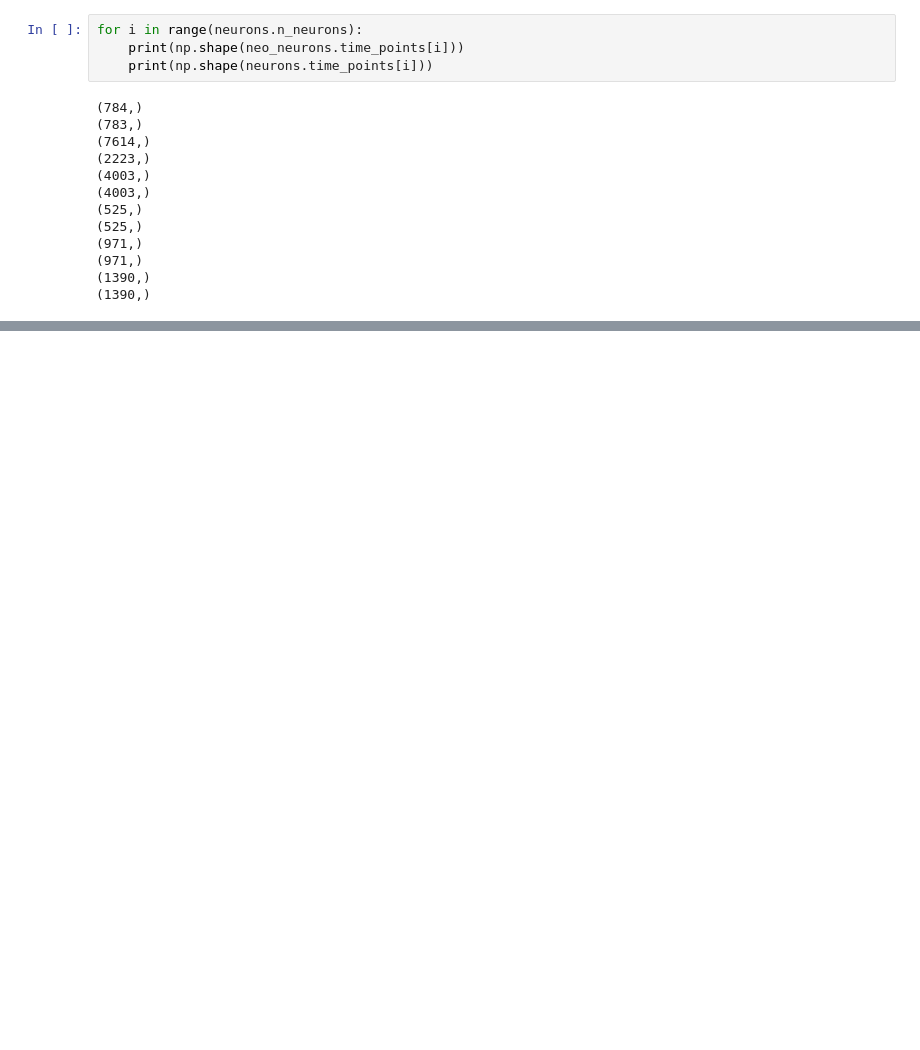
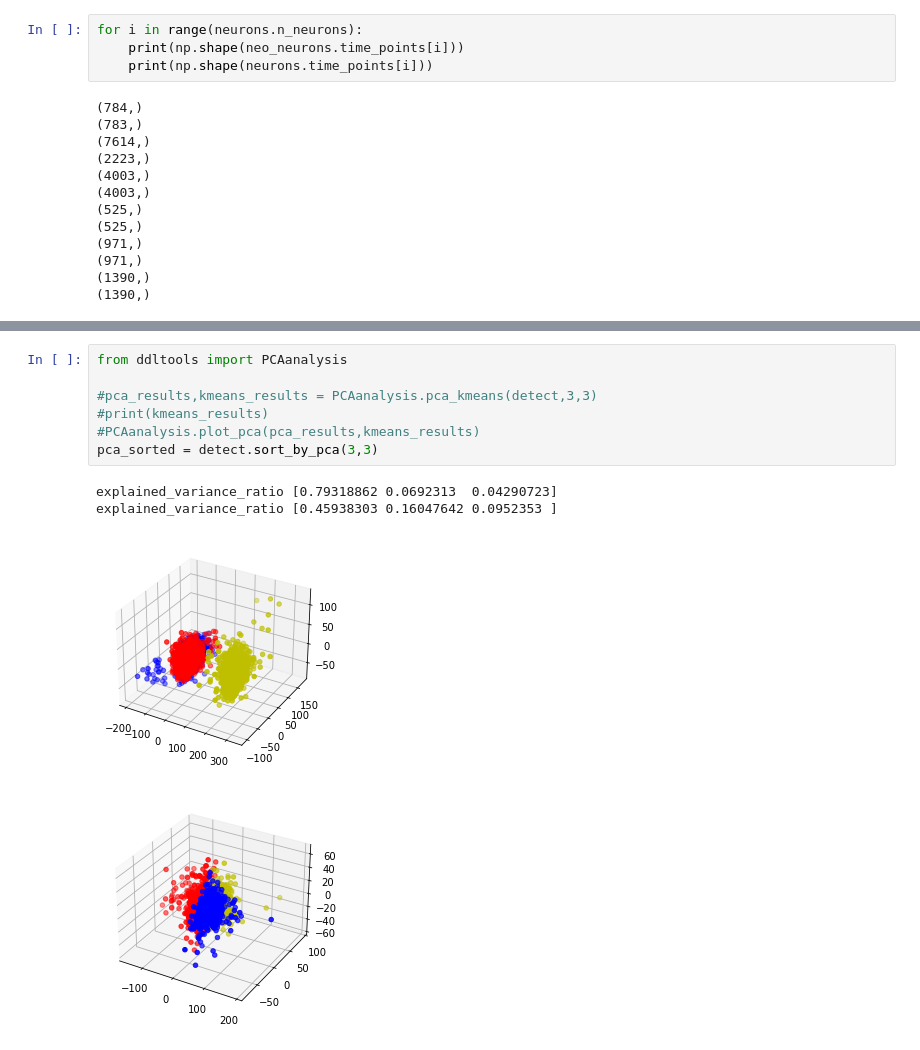
Before and after one commit to luckyeric320/ProjectSpikeSorting, a Jupyter notebook: Sorter/neoDemo.ipynb, the cells around one changed output, grey strips where cells are left out. Saved outputs shown, nothing was run; the diff lists cells and outputs as text; blank space fills up the shorter version.

```diff
--- a/Sorter/neoDemo.ipynb
+++ b/Sorter/neoDemo.ipynb
@@ -149,0 +169,12 @@ for i in range(neurons.n_neurons):
+# %%
+from ddltools import PCAanalysis
+
+#pca_results,kmeans_results = PCAanalysis.pca_kmeans(detect,3,3)
+#print(kmeans_results)
+#PCAanalysis.plot_pca(pca_results,kmeans_results)
+pca_sorted = detect.sort_by_pca(3,3)
+# %% [output]
+explained_variance_ratio [0.79318862 0.0692313  0.04290723]
+explained_variance_ratio [0.45938303 0.16047642 0.0952353 ]
+[figure, added]
+[figure, added]
```
Also changed, not shown: parts of 8 cells of this notebook, 1 other file.
